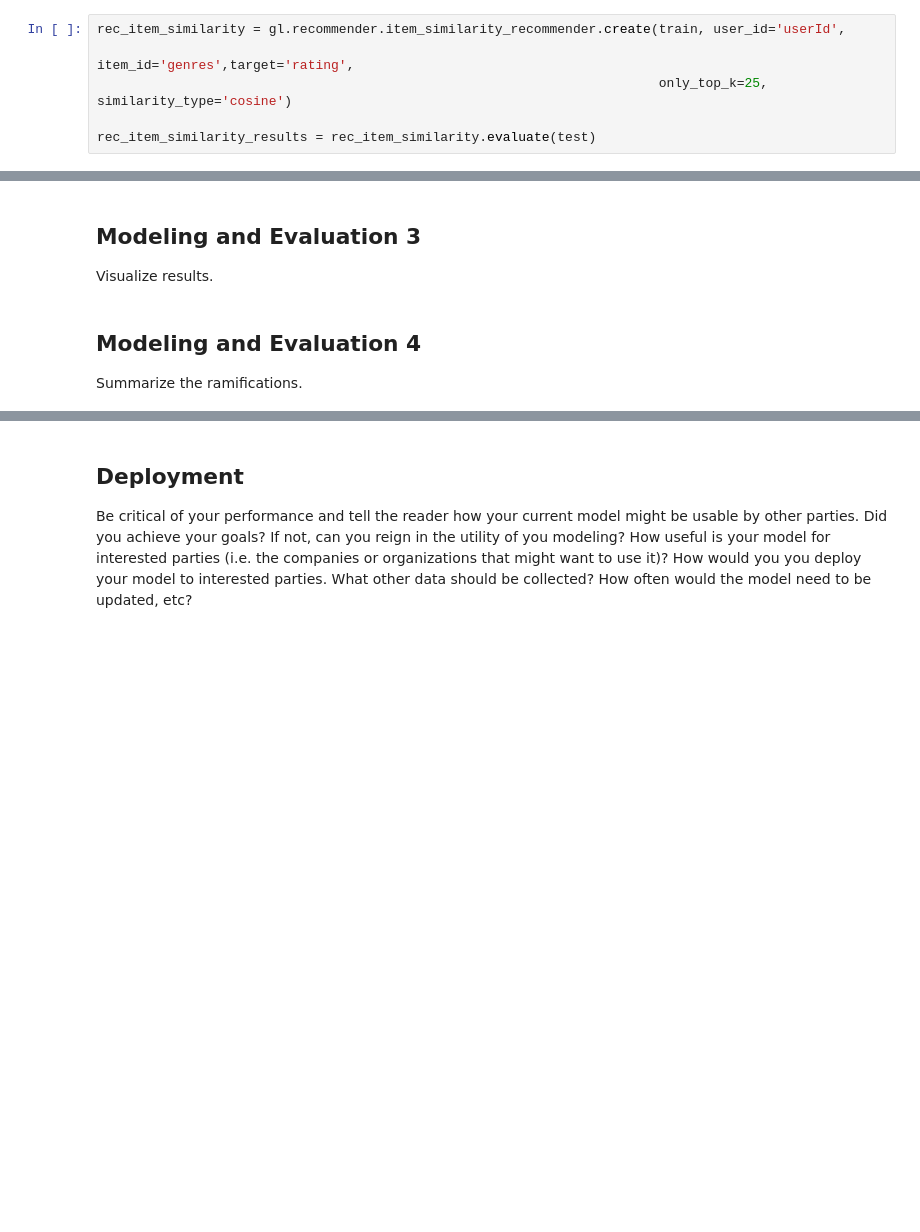
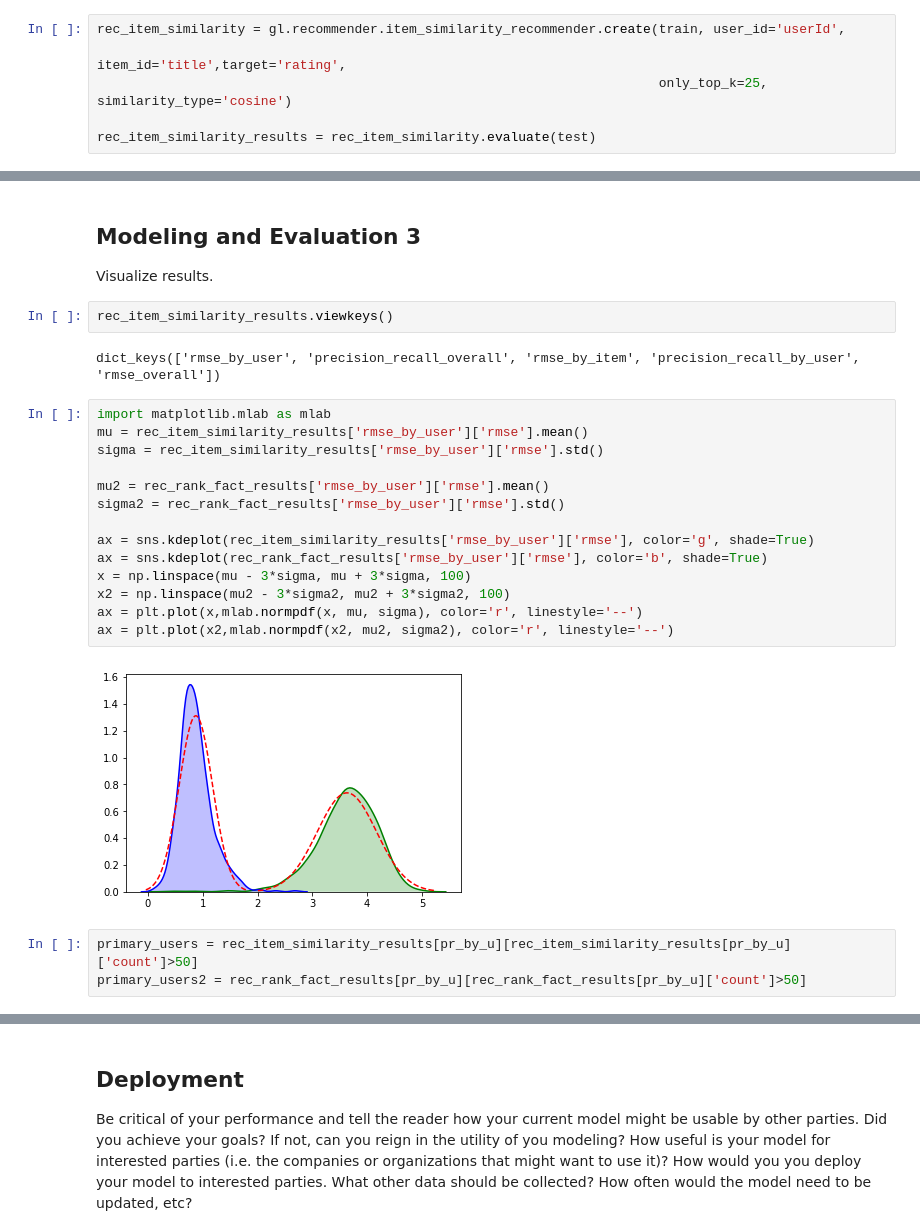
Before and after one commit to JackNelson/MSDS7331_Project3, a Jupyter notebook: MSDS7331_Lab3_AbrahamHarrisHidgonNelson.ipynb, the cells around one changed output, grey strips where cells are left out. Cells and saved outputs as stored; diff of their text form; blank space fills up the shorter version.

```diff
--- a/MSDS7331_Lab3_AbrahamHarrisHidgonNelson.ipynb
+++ b/MSDS7331_Lab3_AbrahamHarrisHidgonNelson.ipynb
@@ -730,7 +730,7 @@ recs_item_similarity.sort('rmse_overall').print_rows(num_rows=27)
 [27 rows x 7 columns]
 # %%
 rec_item_similarity = gl.recommender.item_similarity_recommender.create(train, user_id='userId',
-                                                                        item_id='genres',target='rating',
+                                                                        item_id='title',target='rating',
                                                                         only_top_k=25, similarity_type='cosine')
 
 rec_item_similarity_results = rec_item_similarity.evaluate(test)
@@ -813,6 +813,26 @@ Precision and recall summary statistics by cutoff
 # %% [markdown]
 <h2> Modeling and Evaluation 3 </h2>
 Visualize results.
-# %% [markdown]
-<h2> Modeling and Evaluation 4 </h2>
-Summarize the ramifications.
+# %%
+rec_item_similarity_results.viewkeys()
+# %% [output]
+dict_keys(['rmse_by_user', 'precision_recall_overall', 'rmse_by_item', 'precision_recall_by_user', 'rmse_overall'])
+# %%
+import matplotlib.mlab as mlab
+mu = rec_item_similarity_results['rmse_by_user']['rmse'].mean()
+sigma = rec_item_similarity_results['rmse_by_user']['rmse'].std()
+
+mu2 = rec_rank_fact_results['rmse_by_user']['rmse'].mean()
+sigma2 = rec_rank_fact_results['rmse_by_user']['rmse'].std()
+
+ax = sns.kdeplot(rec_item_similarity_results['rmse_by_user']['rmse'], color='g', shade=True)
+ax = sns.kdeplot(rec_rank_fact_results['rmse_by_user']['rmse'], color='b', shade=True)
+x = np.linspace(mu - 3*sigma, mu + 3*sigma, 100)
+x2 = np.linspace(mu2 - 3*sigma2, mu2 + 3*sigma2, 100)
+ax = plt.plot(x,mlab.normpdf(x, mu, sigma), color='r', linestyle='--')
+ax = plt.plot(x2,mlab.normpdf(x2, mu2, sigma2), color='r', linestyle='--')
+# %% [output]
+[figure, added]
+# %%
+primary_users = rec_item_similarity_results[pr_by_u][rec_item_similarity_results[pr_by_u]['count']>50]
+primary_users2 = rec_rank_fact_results[pr_by_u][rec_rank_fact_results[pr_by_u]['count']>50]
```
Also changed, not shown: parts of 6 cells of this notebook.
